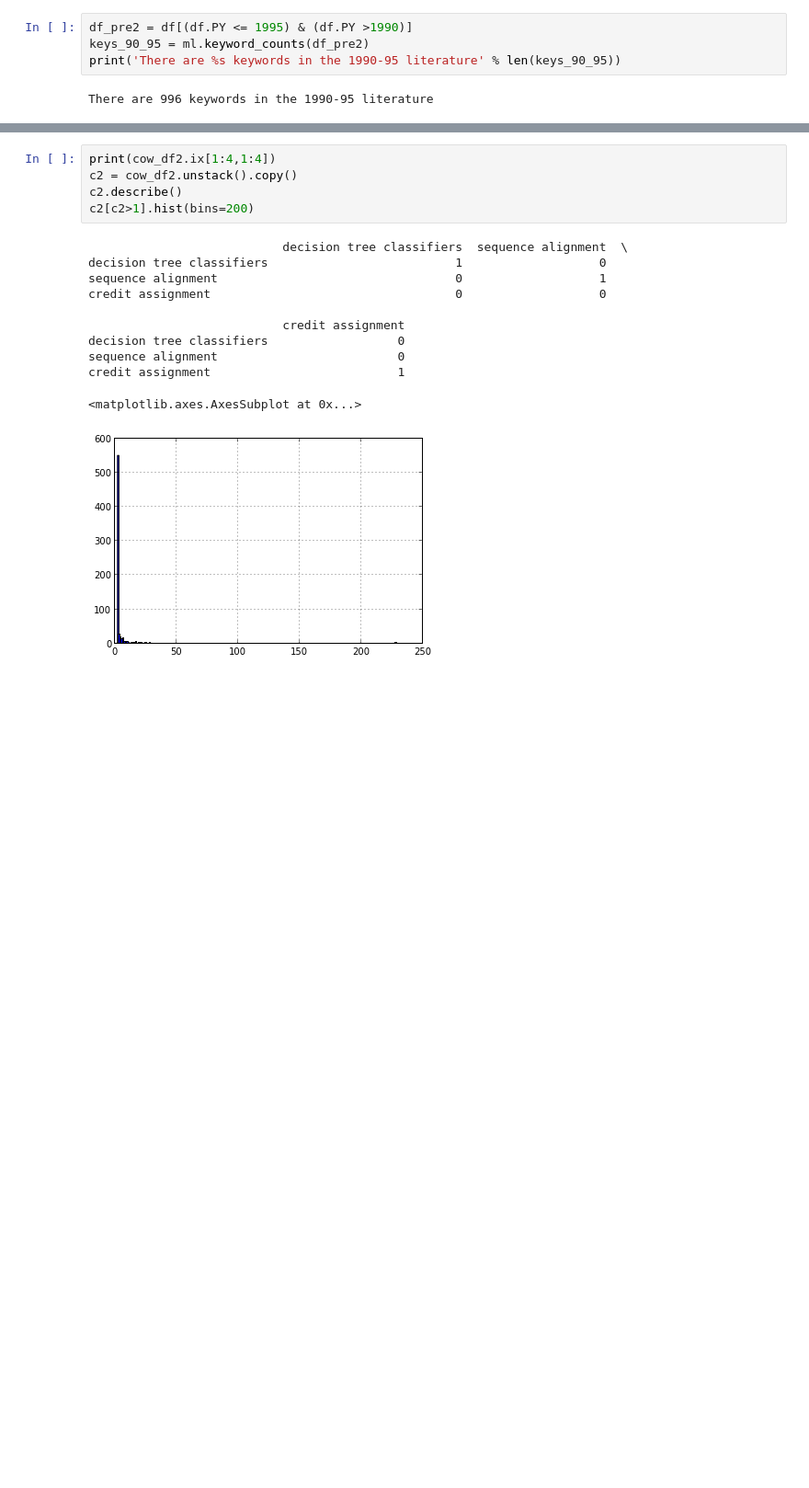
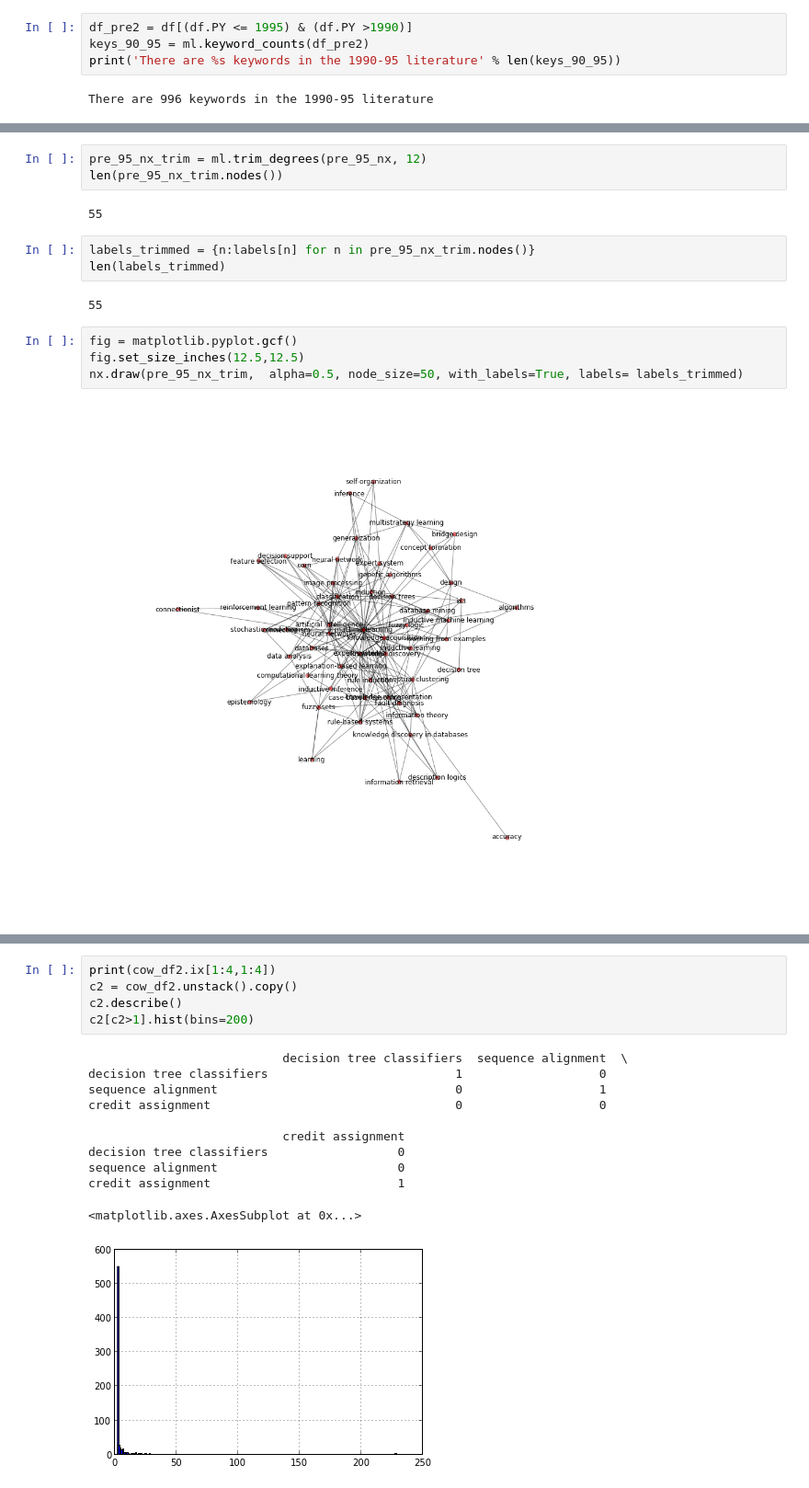
Before and after one commit to datapractice/machinelearners, a Jupyter notebook: ml_lit/ml_coword_analysis.ipynb, the cells around one changed output, grey strips where cells are left out. Shown at 92% size. Cells and saved outputs as stored; diff of their text form; blank space fills up the shorter version.

Commit message:
used trim functions to highlight networks for 1990-95

```diff
--- a/ml_lit/ml_coword_analysis.ipynb
+++ b/ml_lit/ml_coword_analysis.ipynb
@@ -156,0 +198,16 @@ nx.draw(pre_95_nx, pos=pos, alpha=0.5, node_size=50, with_labels=False, labels=l
+# %%
+pre_95_nx_trim = ml.trim_degrees(pre_95_nx, 12)
+len(pre_95_nx_trim.nodes())
+# %% [output]
+55
+# %%
+labels_trimmed = {n:labels[n] for n in pre_95_nx_trim.nodes()}
+len(labels_trimmed)
+# %% [output]
+55
+# %%
+fig = matplotlib.pyplot.gcf()
+fig.set_size_inches(12.5,12.5)
+nx.draw(pre_95_nx_trim,  alpha=0.5, node_size=50, with_labels=True, labels= labels_trimmed)
+# %% [output]
+[figure, added]
```
Also changed, not shown: parts of 16 cells of this notebook, 4 other files.
